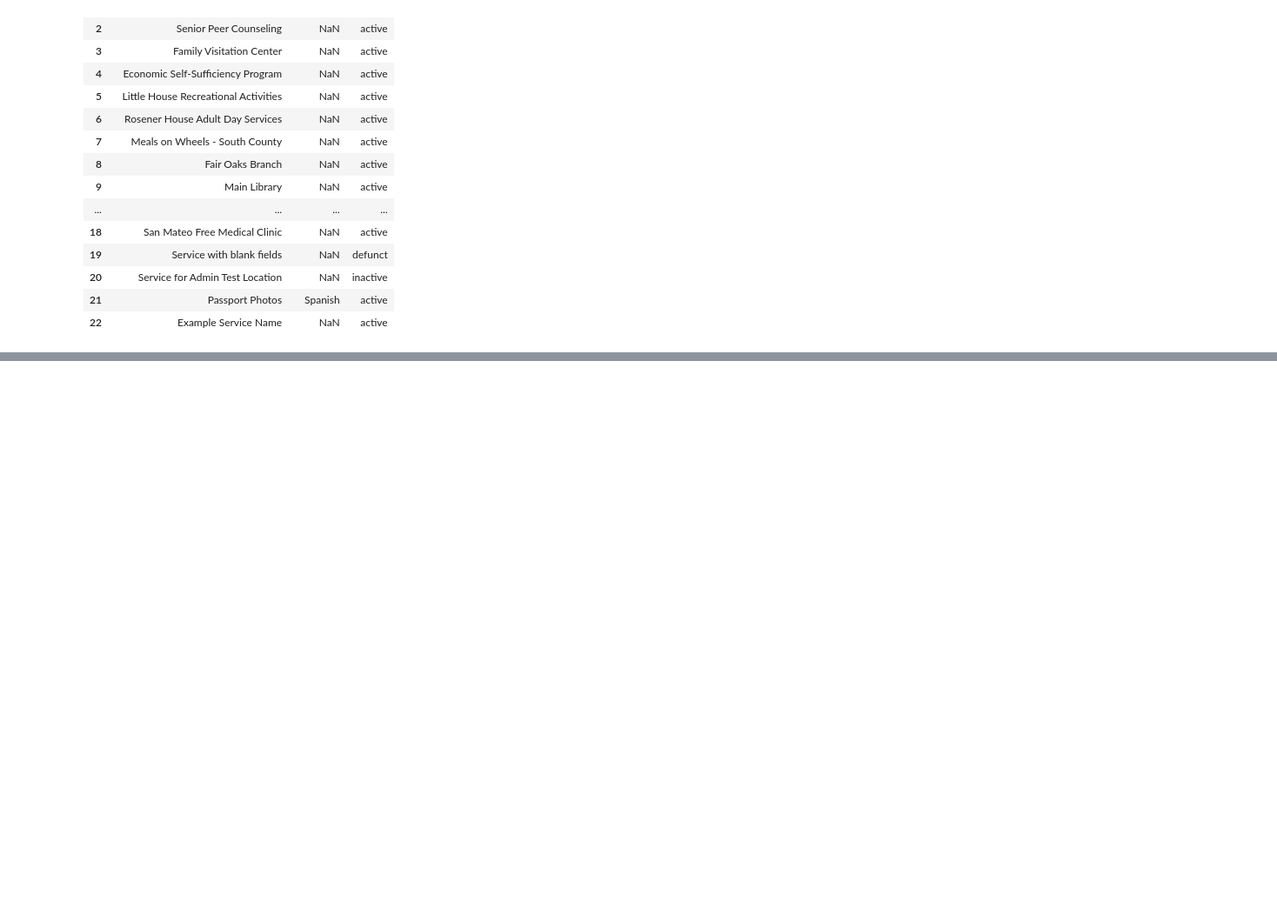
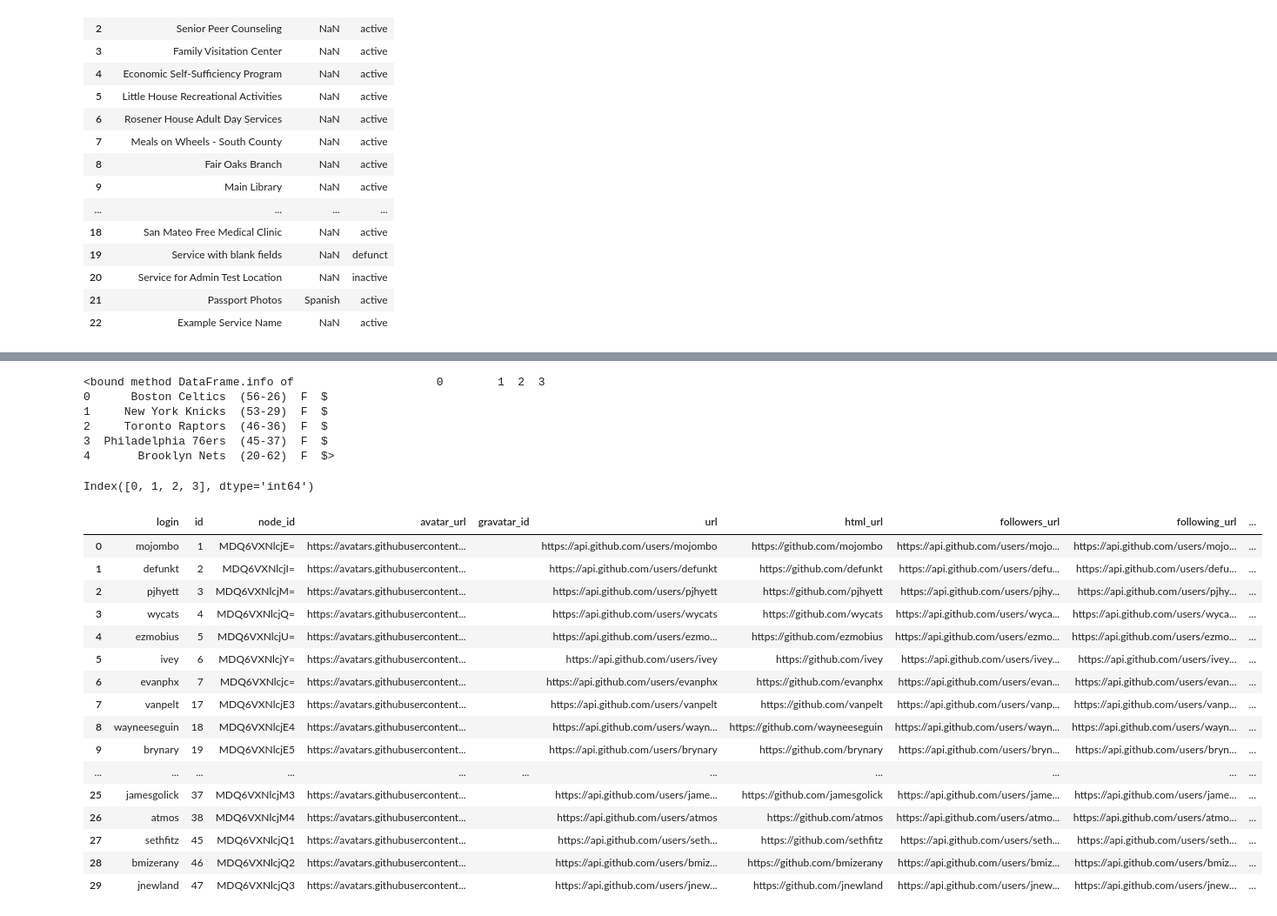
Before and after one commit to karankrishnazt-ctrl/-DATA-SCIENCE-FULL-COURSE, a Jupyter notebook: Data toolkit/Panda_Basic.ipynb, the cells around one changed output, grey strips where cells are left out. Shown at 87% size. Cells and saved outputs as stored; diff of their text form; code cells hidden in the pictures; blank space fills up the shorter version.

```diff
--- a/Data toolkit/Panda_Basic.ipynb
+++ b/Data toolkit/Panda_Basic.ipynb
@@ -579,0 +766,13 @@ df_subset
+# %%
+df4.info
+# %% [output]
+<bound method DataFrame.info of                     0        1  2  3
+0      Boston Celtics  (56-26)  F  $
+1     New York Knicks  (53-29)  F  $
+2     Toronto Raptors  (46-36)  F  $
+3  Philadelphia 76ers  (45-37)  F  $
+4       Brooklyn Nets  (20-62)  F  $>
+# %%
+df4.columns
+# %% [output]
+Index([0, 1, 2, 3], dtype='int64')
@@ -579,0 +781,21 @@ df_subset
+# %%
+url = "https://api.github.com/users"
+pd.read_json(url)
+# %% [output]
+|  | login | id | node_id | avatar_url | gravatar_id | url | html_url | followers_url | following_url | ... |
+| 0 | mojombo | 1 | MDQ6VXNlcjE= | https://avatars.githubusercontent... |  | https://api.github.com/users/mojombo | https://github.com/mojombo | https://api.github.com/users/mojo... | https://api.github.com/users/mojo... | ... |
+| 1 | defunkt | 2 | MDQ6VXNlcjI= | https://avatars.githubusercontent... |  | https://api.github.com/users/defunkt | https://github.com/defunkt | https://api.github.com/users/defu... | https://api.github.com/users/defu... | ... |
+| 2 | pjhyett | 3 | MDQ6VXNlcjM= | https://avatars.githubusercontent... |  | https://api.github.com/users/pjhyett | https://github.com/pjhyett | https://api.github.com/users/pjhy... | https://api.github.com/users/pjhy... | ... |
+| 3 | wycats | 4 | MDQ6VXNlcjQ= | https://avatars.githubusercontent... |  | https://api.github.com/users/wycats | https://github.com/wycats | https://api.github.com/users/wyca... | https://api.github.com/users/wyca... | ... |
+| 4 | ezmobius | 5 | MDQ6VXNlcjU= | https://avatars.githubusercontent... |  | https://api.github.com/users/ezmo... | https://github.com/ezmobius | https://api.github.com/users/ezmo... | https://api.github.com/users/ezmo... | ... |
+| 5 | ivey | 6 | MDQ6VXNlcjY= | https://avatars.githubusercontent... |  | https://api.github.com/users/ivey | https://github.com/ivey | https://api.github.com/users/ivey... | https://api.github.com/users/ivey... | ... |
+| 6 | evanphx | 7 | MDQ6VXNlcjc= | https://avatars.githubusercontent... |  | https://api.github.com/users/evanphx | https://github.com/evanphx | https://api.github.com/users/evan... | https://api.github.com/users/evan... | ... |
+| 7 | vanpelt | 17 | MDQ6VXNlcjE3 | https://avatars.githubusercontent... |  | https://api.github.com/users/vanpelt | https://github.com/vanpelt | https://api.github.com/users/vanp... | https://api.github.com/users/vanp... | ... |
+| 8 | wayneeseguin | 18 | MDQ6VXNlcjE4 | https://avatars.githubusercontent... |  | https://api.github.com/users/wayn... | https://github.com/wayneeseguin | https://api.github.com/users/wayn... | https://api.github.com/users/wayn... | ... |
+| 9 | brynary | 19 | MDQ6VXNlcjE5 | https://avatars.githubusercontent... |  | https://api.github.com/users/brynary | https://github.com/brynary | https://api.github.com/users/bryn... | https://api.github.com/users/bryn... | ... |
+| ... | ... | ... | ... | ... | ... | ... | ... | ... | ... | ... |
+| 25 | jamesgolick | 37 | MDQ6VXNlcjM3 | https://avatars.githubusercontent... |  | https://api.github.com/users/jame... | https://github.com/jamesgolick | https://api.github.com/users/jame... | https://api.github.com/users/jame... | ... |
+| 26 | atmos | 38 | MDQ6VXNlcjM4 | https://avatars.githubusercontent... |  | https://api.github.com/users/atmos | https://github.com/atmos | https://api.github.com/users/atmo... | https://api.github.com/users/atmo... | ... |
+| 27 | sethfitz | 45 | MDQ6VXNlcjQ1 | https://avatars.githubusercontent... |  | https://api.github.com/users/seth... | https://github.com/sethfitz | https://api.github.com/users/seth... | https://api.github.com/users/seth... | ... |
+| 28 | bmizerany | 46 | MDQ6VXNlcjQ2 | https://avatars.githubusercontent... |  | https://api.github.com/users/bmiz... | https://github.com/bmizerany | https://api.github.com/users/bmiz... | https://api.github.com/users/bmiz... | ... |
+| 29 | jnewland | 47 | MDQ6VXNlcjQ3 | https://avatars.githubusercontent... |  | https://api.github.com/users/jnew... | https://github.com/jnewland | https://api.github.com/users/jnew... | https://api.github.com/users/jnew... | ... |
```
Also changed, not shown: parts of 25 cells of this notebook, 1 other file.
